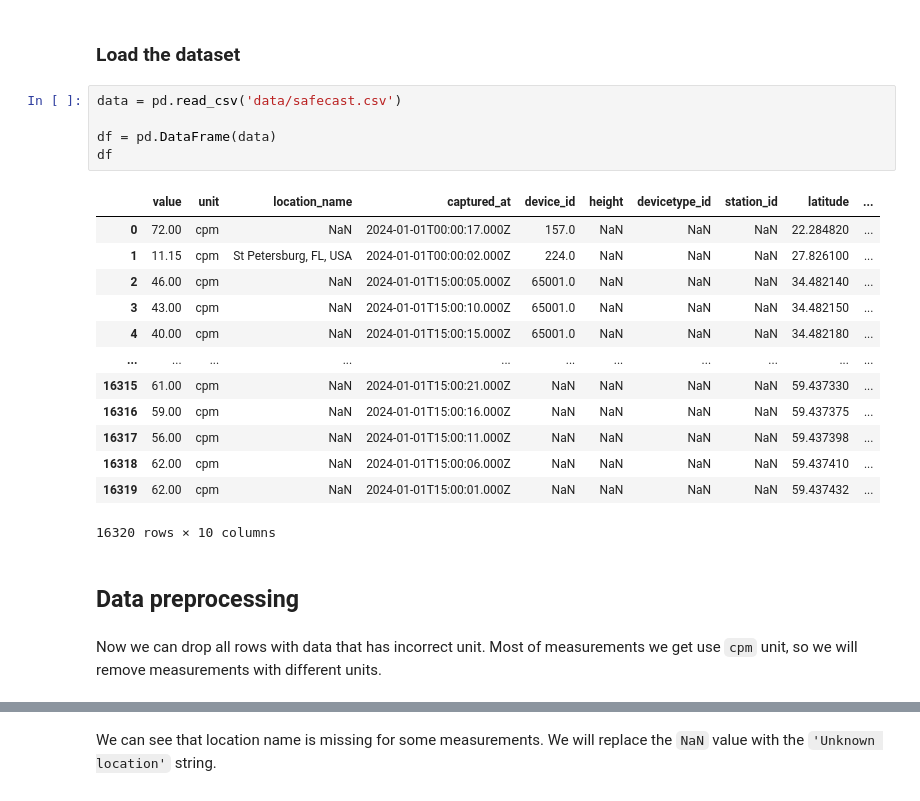
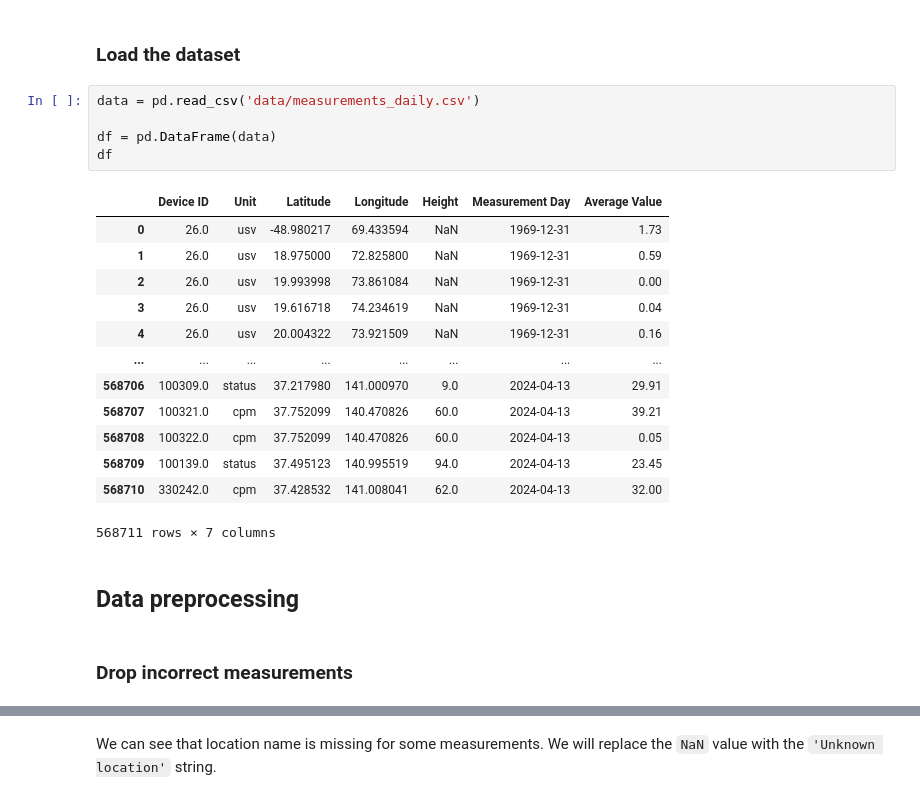
Before and after one commit to MehowBd/Safecast-Radiation-Dataset-Analysis, a Jupyter notebook: main.ipynb, the cells around one changed output, grey strips where cells are left out. Drawn from its saved outputs; the diff is of its cells as text.

```diff
--- a/main.ipynb
+++ b/main.ipynb
@@ -8,25 +8,25 @@ import plotly.express as px
 # %% [markdown]
 ### Load the dataset
 # %%
-data = pd.read_csv('data/safecast.csv')
+data = pd.read_csv('data/measurements_daily.csv')
 
 df = pd.DataFrame(data)
 df
 # %% [output]
-|  | value | unit | location_name | captured_at | device_id | height | devicetype_id | station_id | latitude | ... |
-| 0 | 72.00 | cpm | NaN | 2024-01-01T00:00:17.000Z | 157.0 | NaN | NaN | NaN | 22.284820 | ... |
-| 1 | 11.15 | cpm | St Petersburg, FL, USA | 2024-01-01T00:00:02.000Z | 224.0 | NaN | NaN | NaN | 27.826100 | ... |
-| 2 | 46.00 | cpm | NaN | 2024-01-01T15:00:05.000Z | 65001.0 | NaN | NaN | NaN | 34.482140 | ... |
-| 3 | 43.00 | cpm | NaN | 2024-01-01T15:00:10.000Z | 65001.0 | NaN | NaN | NaN | 34.482150 | ... |
-| 4 | 40.00 | cpm | NaN | 2024-01-01T15:00:15.000Z | 65001.0 | NaN | NaN | NaN | 34.482180 | ... |
-| ... | ... | ... | ... | ... | ... | ... | ... | ... | ... | ... |
-| 16315 | 61.00 | cpm | NaN | 2024-01-01T15:00:21.000Z | NaN | NaN | NaN | NaN | 59.437330 | ... |
-| 16316 | 59.00 | cpm | NaN | 2024-01-01T15:00:16.000Z | NaN | NaN | NaN | NaN | 59.437375 | ... |
-| 16317 | 56.00 | cpm | NaN | 2024-01-01T15:00:11.000Z | NaN | NaN | NaN | NaN | 59.437398 | ... |
-| 16318 | 62.00 | cpm | NaN | 2024-01-01T15:00:06.000Z | NaN | NaN | NaN | NaN | 59.437410 | ... |
-| 16319 | 62.00 | cpm | NaN | 2024-01-01T15:00:01.000Z | NaN | NaN | NaN | NaN | 59.437432 | ... |
+|  | Device ID | Unit | Latitude | Longitude | Height | Measurement Day | Average Value |
+| 0 | 26.0 | usv | -48.980217 | 69.433594 | NaN | 1969-12-31 | 1.73 |
+| 1 | 26.0 | usv | 18.975000 | 72.825800 | NaN | 1969-12-31 | 0.59 |
+| 2 | 26.0 | usv | 19.993998 | 73.861084 | NaN | 1969-12-31 | 0.00 |
+| 3 | 26.0 | usv | 19.616718 | 74.234619 | NaN | 1969-12-31 | 0.04 |
+| 4 | 26.0 | usv | 20.004322 | 73.921509 | NaN | 1969-12-31 | 0.16 |
+| ... | ... | ... | ... | ... | ... | ... | ... |
+| 568706 | 100309.0 | status | 37.217980 | 141.000970 | 9.0 | 2024-04-13 | 29.91 |
+| 568707 | 100321.0 | cpm | 37.752099 | 140.470826 | 60.0 | 2024-04-13 | 39.21 |
+| 568708 | 100322.0 | cpm | 37.752099 | 140.470826 | 60.0 | 2024-04-13 | 0.05 |
+| 568709 | 100139.0 | status | 37.495123 | 140.995519 | 94.0 | 2024-04-13 | 23.45 |
+| 568710 | 330242.0 | cpm | 37.428532 | 141.008041 | 62.0 | 2024-04-13 | 32.00 |
-16320 rows × 10 columns
+568711 rows × 7 columns
 # %% [markdown]
 ## Data preprocessing
-# %% [markdown]
-Now we can drop all rows with data that has incorrect unit. Most of measurements we get use `cpm` unit, so we will remove measurements with different units.
+# %% [markdown]
+### Drop incorrect measurements
```
Also changed, not shown: parts of 16 cells of this notebook, 2 other files.
